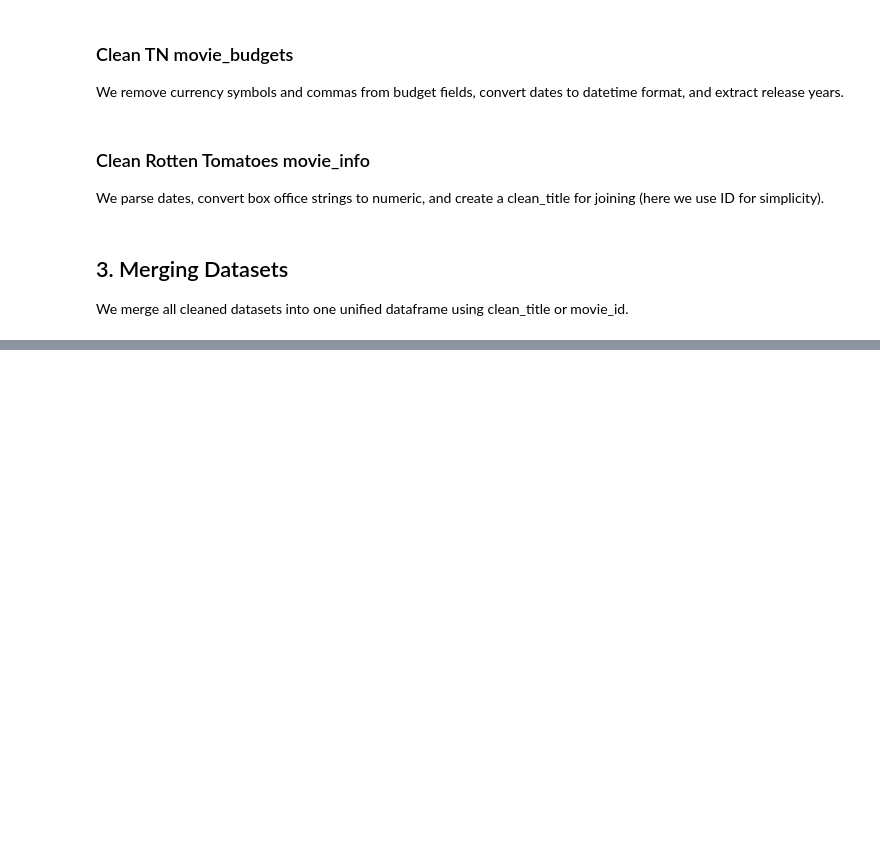
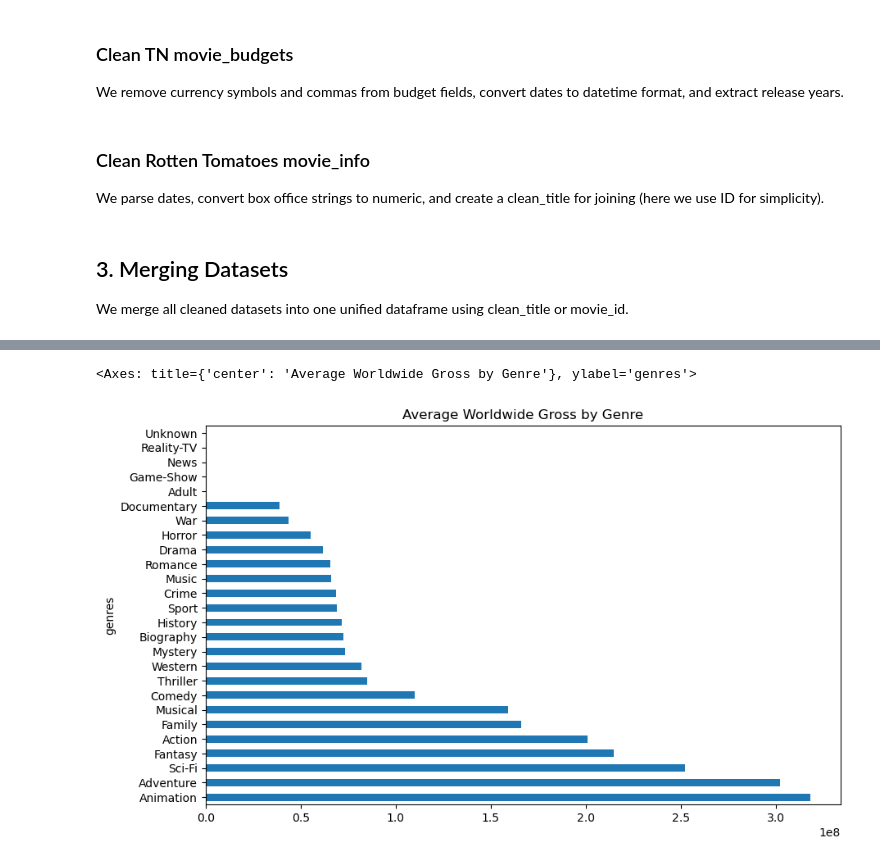
Before and after one commit to Mirriam-Tech/Phase-2-Group-1-Project-2025, a Jupyter notebook: Project_notebook.ipynb, the cells around one changed output, grey strips where cells are left out. Saved outputs shown, nothing was run; the diff lists cells and outputs as text; code cells hidden in the pictures; blank space fills up the shorter version.

```diff
--- a/Project_notebook.ipynb
+++ b/Project_notebook.ipynb
@@ -128,0 +136,13 @@ df_merged = df_merged.merge(df_budgets[['clean_title', 'production_budget', 'wor
+# %%
+
+# Split multi-genre strings and explode into separate rows
+df_exploded = df_merged.assign(genres=df_merged['genres'].str.split(',')).explode('genres')
+
+# Group by individual genre and calculate average worldwide gross
+genre_gross = df_exploded.groupby('genres')['worldwide_gross'].mean().sort_values(ascending=False)
+
+# Plot clean bar chart
+genre_gross.plot(kind='barh', figsize=(10,6), title='Average Worldwide Gross by Genre')
+# %% [output]
+<Axes: title={'center': 'Average Worldwide Gross by Genre'}, ylabel='genres'>
+[figure, added]
```
Also changed, not shown: parts of 15 cells of this notebook.
